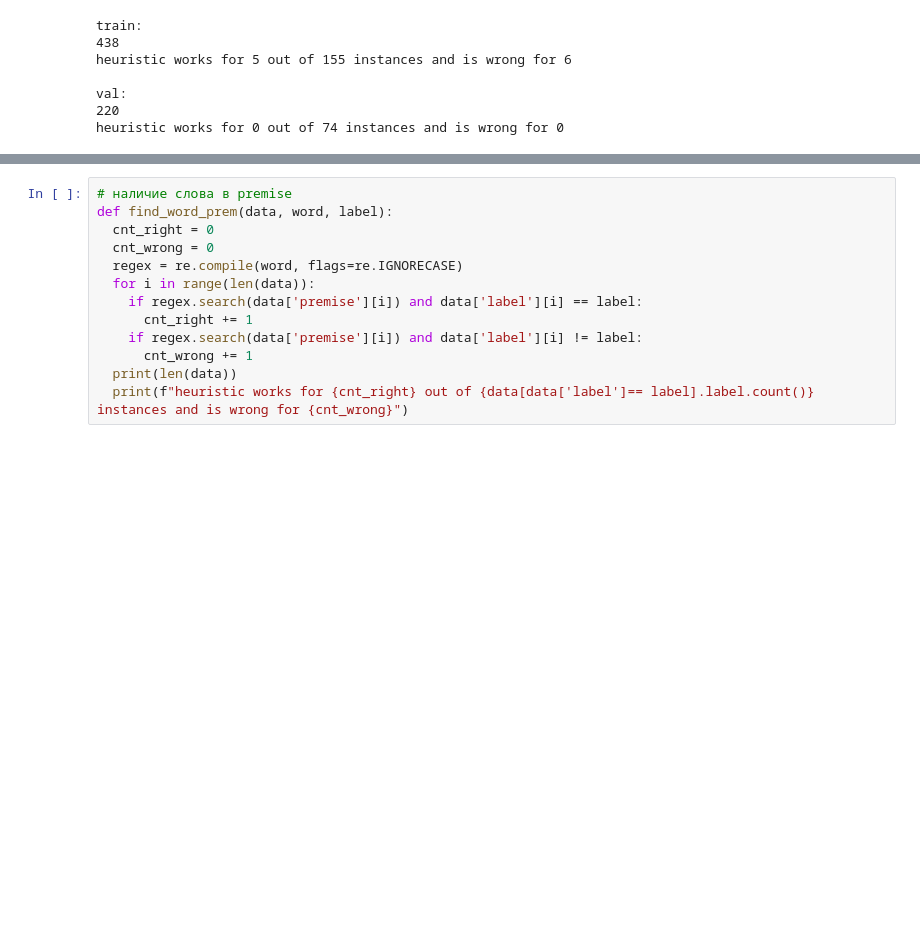
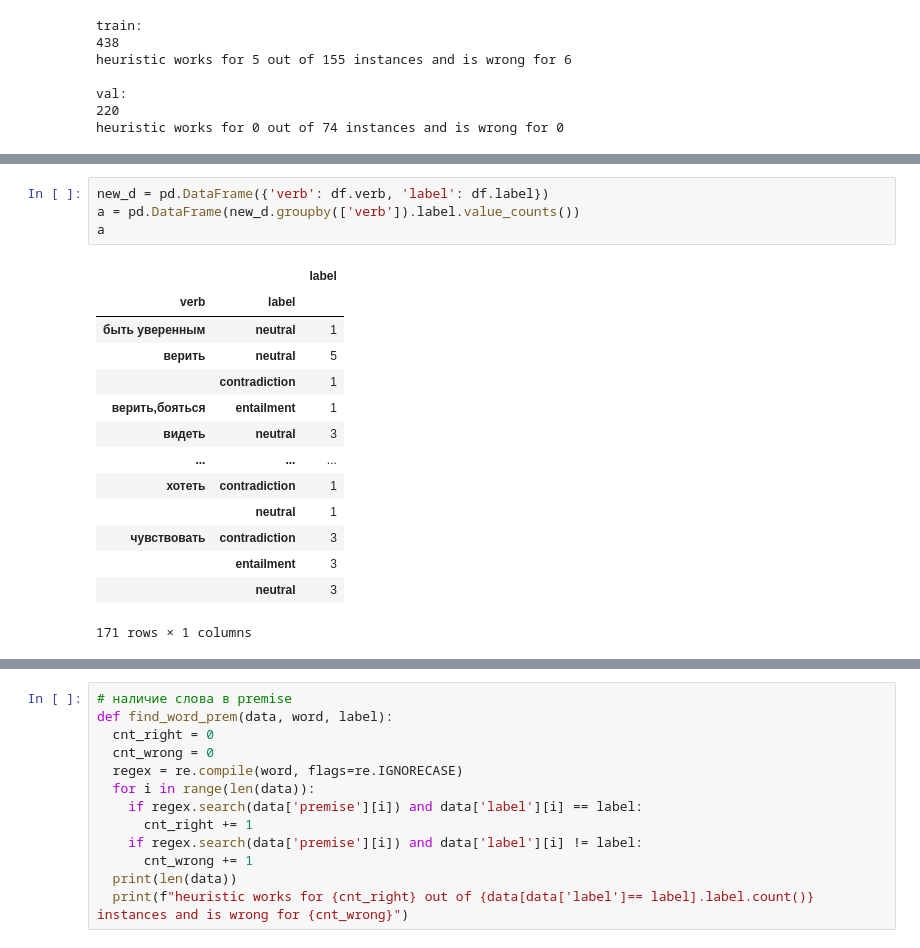
Before and after one commit to tatiana-iazykova/2020_HACK_RUSSIANSUPERGLUE, a Jupyter notebook: RSG_RCB.ipynb, the cells around one changed output, grey strips where cells are left out. Cells and saved outputs as stored; diff of their text form; blank space fills up the shorter version.

```diff
--- a/RSG_RCB.ipynb
+++ b/RSG_RCB.ipynb
@@ -286,3 +296,22 @@ new_d.head(10)
+# %%
+new_d = pd.DataFrame({'verb': df.verb, 'label': df.label})
+a = pd.DataFrame(new_d.groupby(['verb']).label.value_counts())
+a
+# %% [output]
+|  |  | label |
+| verb | label |  |
+| быть уверенным | neutral | 1 |
+| верить | neutral | 5 |
+|  | contradiction | 1 |
+| верить,бояться | entailment | 1 |
+| видеть | neutral | 3 |
+| ... | ... | ... |
+| хотеть | contradiction | 1 |
+|  | neutral | 1 |
+| чувствовать | contradiction | 3 |
+|  | entailment | 3 |
+|  | neutral | 3 |
+171 rows × 1 columns
 # %%
 f_m_t[f_m_t.premise.str.contains('хотя')].label.value_counts()
 # %% [output]
```
Also changed, not shown: parts of 23 cells of this notebook.
